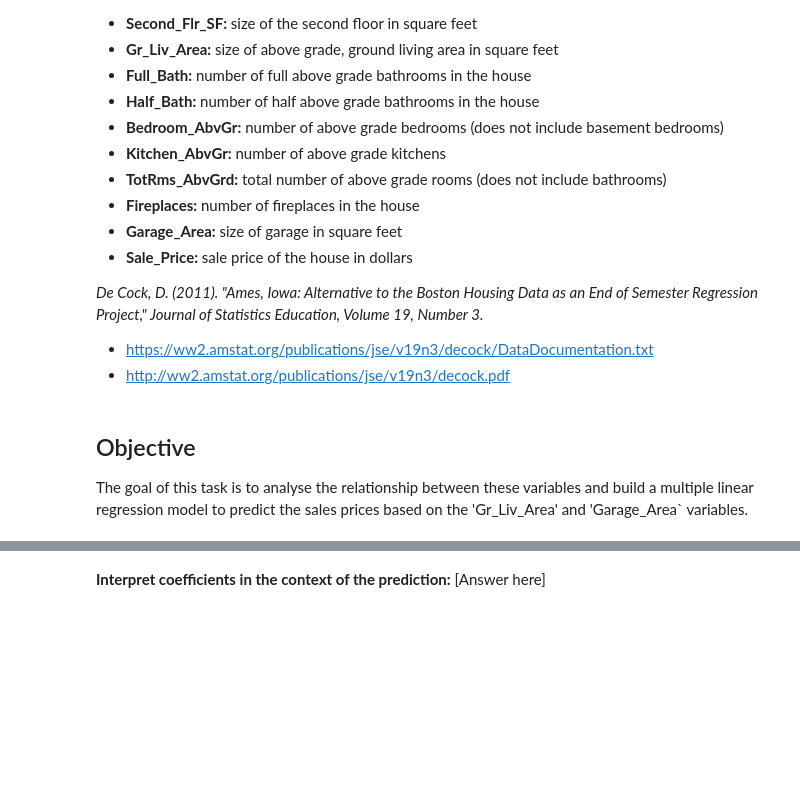
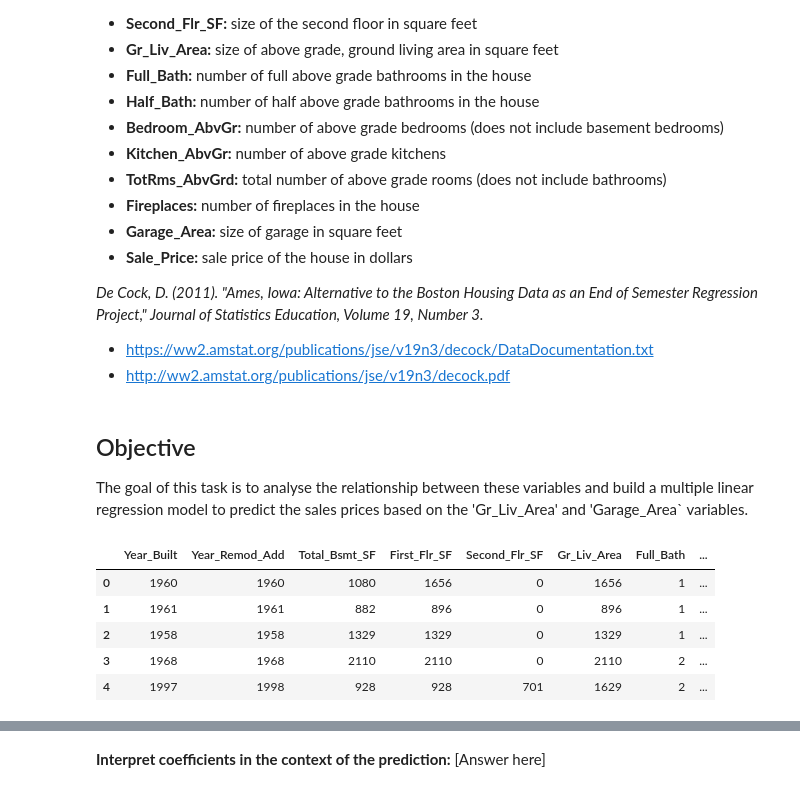
Before and after one commit to williamdorling/Linear-Regression-Ames, a Jupyter notebook: Linear_Regression_Ames.ipynb, the cells around one changed output, grey strips where cells are left out. Cells and saved outputs as stored; diff of their text form; code cells hidden in the pictures; blank space fills up the shorter version.

```diff
--- a/Linear_Regression_Ames.ipynb
+++ b/Linear_Regression_Ames.ipynb
@@ -37,4 +42,13 @@ Regression Project," Journal of Statistics Education, Volume 19, Number 3.*
 # %%
 # Read in the data set
+df = pd.read_csv('ames.csv')
+df.head()
+# %% [output]
+|  | Year_Built | Year_Remod_Add | Total_Bsmt_SF | First_Flr_SF | Second_Flr_SF | Gr_Liv_Area | Full_Bath | ... |
+| 0 | 1960 | 1960 | 1080 | 1656 | 0 | 1656 | 1 | ... |
+| 1 | 1961 | 1961 | 882 | 896 | 0 | 896 | 1 | ... |
+| 2 | 1958 | 1958 | 1329 | 1329 | 0 | 1329 | 1 | ... |
+| 3 | 1968 | 1968 | 2110 | 2110 | 0 | 2110 | 2 | ... |
+| 4 | 1997 | 1998 | 928 | 928 | 701 | 1629 | 2 | ... |
 # %%
 # Clean and pre-process the data if neccessary
```
Also changed, not shown: parts of 7 cells of this notebook.
